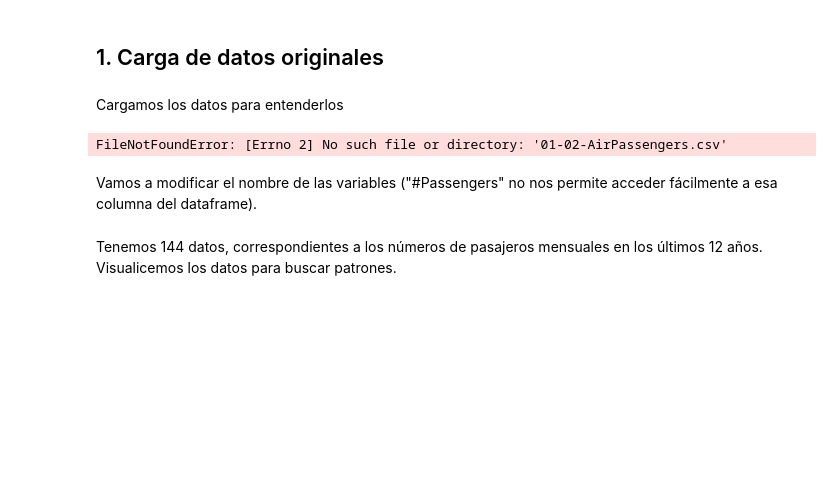
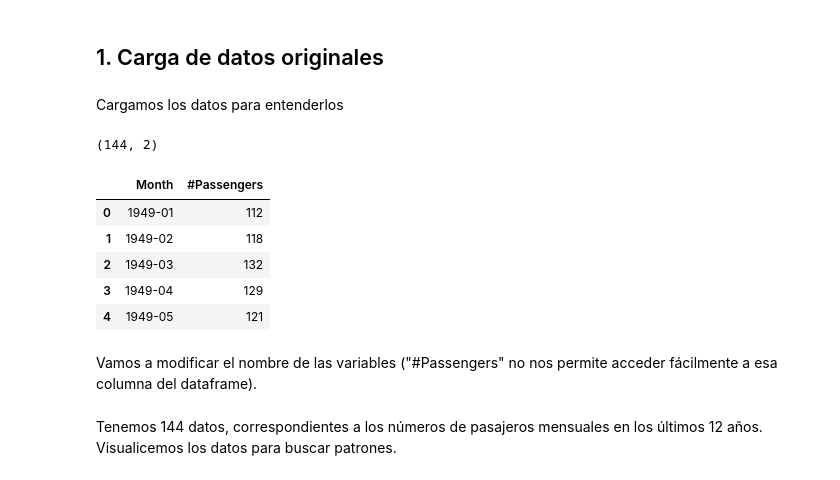
Before and after one commit to profedaniel86/Funtamentos_de_Anal-tica_II, a Jupyter notebook: 3.Series_NN_RNN_TCN/1.Sesión 7/Bases de datos y Notebooks sesión 7-20250713/01-03-AIRPASSENGERS-RedesNeuronalesPyTorch.ipynb, the cells around one changed output. Saved outputs shown, nothing was run; the diff lists cells and outputs as text; code cells hidden in the pictures; blank space fills up the shorter version.

```diff
--- a/3.Series_NN_RNN_TCN/1.Sesión 7/Bases de datos y Notebooks sesión 7-20250713/01-03-AIRPASSENGERS-RedesNeuronalesPyTorch.ipynb
+++ b/3.Series_NN_RNN_TCN/1.Sesión 7/Bases de datos y Notebooks sesión 7-20250713/01-03-AIRPASSENGERS-RedesNeuronalesPyTorch.ipynb
@@ -54,11 +52,17 @@ def reset_seed():
 # %% [markdown]
 Cargamos los datos para entenderlos
 # %%
-df = pd.read_csv('01-02-AirPassengers.csv', sep=',', na_values=".")
+df = pd.read_csv('https://raw.githubusercontent.com/profedaniel86/Funtamentos_de_Anal-tica_II/refs/heads/main/3.Series_NN_RNN_TCN/1.Sesi%C3%B3n%207/Bases%20de%20datos%20y%20Notebooks%20sesi%C3%B3n%207-20250713/01-02-AirPassengers.csv', sep=',', na_values=".")
 print(df.shape)
 df.head(5)
 # %% [output]
-FileNotFoundError: [Errno 2] No such file or directory: '01-02-AirPassengers.csv'
+(144, 2)
+|  | Month | #Passengers |
+| 0 | 1949-01 | 112 |
+| 1 | 1949-02 | 118 |
+| 2 | 1949-03 | 132 |
+| 3 | 1949-04 | 129 |
+| 4 | 1949-05 | 121 |
 # %% [markdown]
 Vamos a modificar el nombre de las variables ("#Passengers" no nos permite acceder fácilmente a esa columna del dataframe).
 # %%
```
Also changed, not shown: parts of 1 cell of this notebook.
